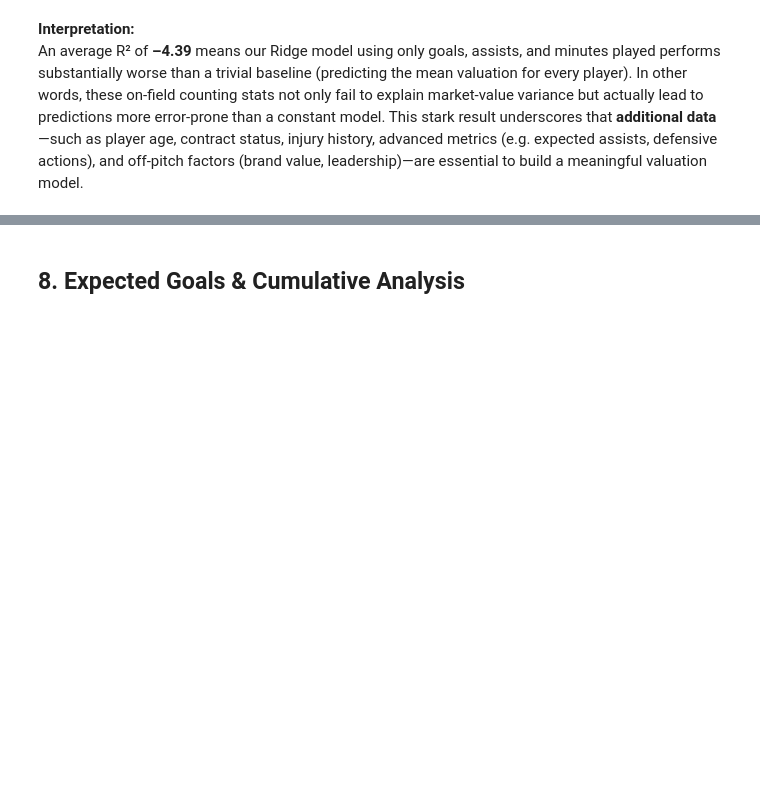
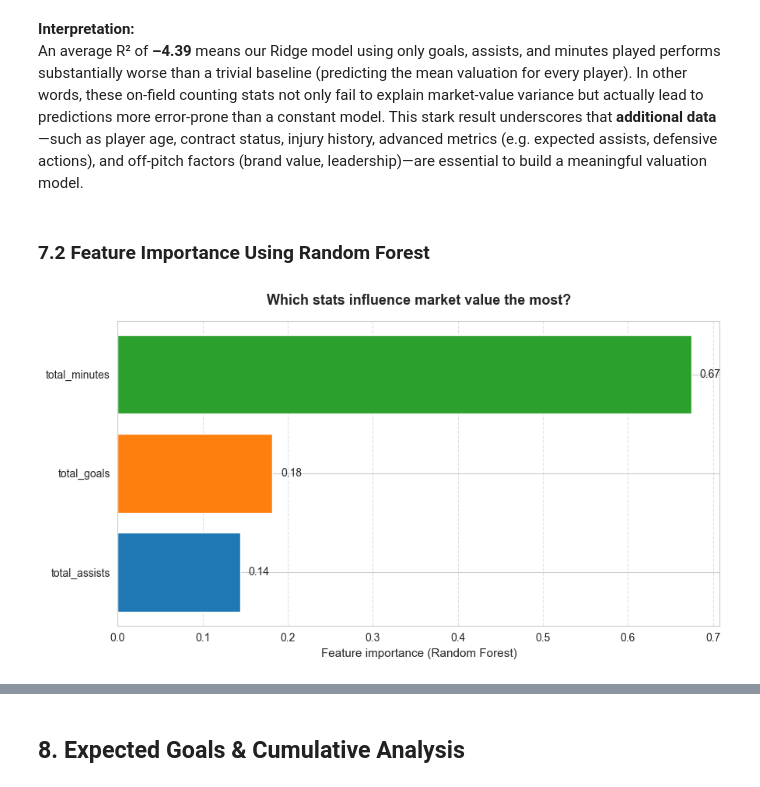
Before and after one commit to itzmore-mph/bundesliga-performance-analysis, a Jupyter notebook: bundesliga_performance.ipynb, the cells around one changed output, grey strips where cells are left out. Cells and saved outputs as stored; diff of their text form; code cells hidden in the pictures; blank space fills up the shorter version.

```diff
--- a/bundesliga_performance.ipynb
+++ b/bundesliga_performance.ipynb
@@ -516,3 +538,72 @@ Average R²: -4.39
 # %% [markdown]
 **Interpretation:**
 An average R² of **–4.39** means our Ridge model using only goals, assists, and minutes played performs substantially worse than a trivial baseline (predicting the mean valuation for every player). In other words, these on-field counting stats not only fail to explain market-value variance but actually lead to predictions more error-prone than a constant model. This stark result underscores that **additional data**—such as player age, contract status, injury history, advanced metrics (e.g. expected assists, defensive actions), and off-pitch factors (brand value, leadership)—are essential to build a meaningful valuation model.
+# %% [markdown]
+### 7.2 Feature Importance Using Random Forest
+# %%
+perf = (
+    appearances
+      .groupby('player_id')
+      .agg(
+         total_goals=('goals','sum'),
+         total_assists=('assists','sum'),
+         total_minutes=('minutes_played','sum')
+      )
+      .reset_index()
+)
+
+# Get the most recent valuation for each player
+player_valuations['date'] = pd.to_datetime(player_valuations['date'], errors='coerce')
+latest_valuations = (
+    player_valuations
+      .sort_values('date')
+      .groupby('player_id').tail(1)
+      .reset_index(drop=True)
+      .loc[:, ['player_id','market_value_in_eur']]
+)
+
+# Combine features with target variable
+model_df = (
+    latest_valuations
+      .merge(perf, on='player_id', how='left')
+      .fillna(0)
+)
+
+# Define features and target
+X = model_df[['total_goals', 'total_assists', 'total_minutes']]
+y = model_df['market_value_in_eur']
+
+# Fit Random Forest
+rf_model = RandomForestRegressor(n_estimators=100, random_state=42)
+rf_model.fit(X, y)
+
+# Plot feature importances
+importances = rf_model.feature_importances_
+feature_names = X.columns
+
+# Sort features by importance
+sorted_idx = np.argsort(importances)
+sorted_features = feature_names[sorted_idx]
+sorted_importances = importances[sorted_idx]
+
+colors = ['#1f77b4', '#ff7f0e', '#2ca02c']  # Distinct colors for each feature
+
+# Plotting
+plt.figure(figsize=(9, 5))
+bars = plt.barh(sorted_features, sorted_importances, color=colors)
+
+# Add value labels
+for bar in bars:
+    plt.text(
+        bar.get_width() + 0.01, bar.get_y() + bar.get_height() / 2,
+        f"{bar.get_width():.2f}",
+        va='center', fontsize=10
+    )
+
+plt.xlabel("Feature importance (Random Forest)", fontsize=11)
+plt.title("Which stats influence market value the most?", fontsize=13, weight='bold', pad=15)
+plt.grid(axis='x', linestyle='--', alpha=0.6)
+plt.tight_layout()
+plt.show()
+# %% [output]
+[figure, added]
```
Also changed, not shown: parts of 18 cells of this notebook.
